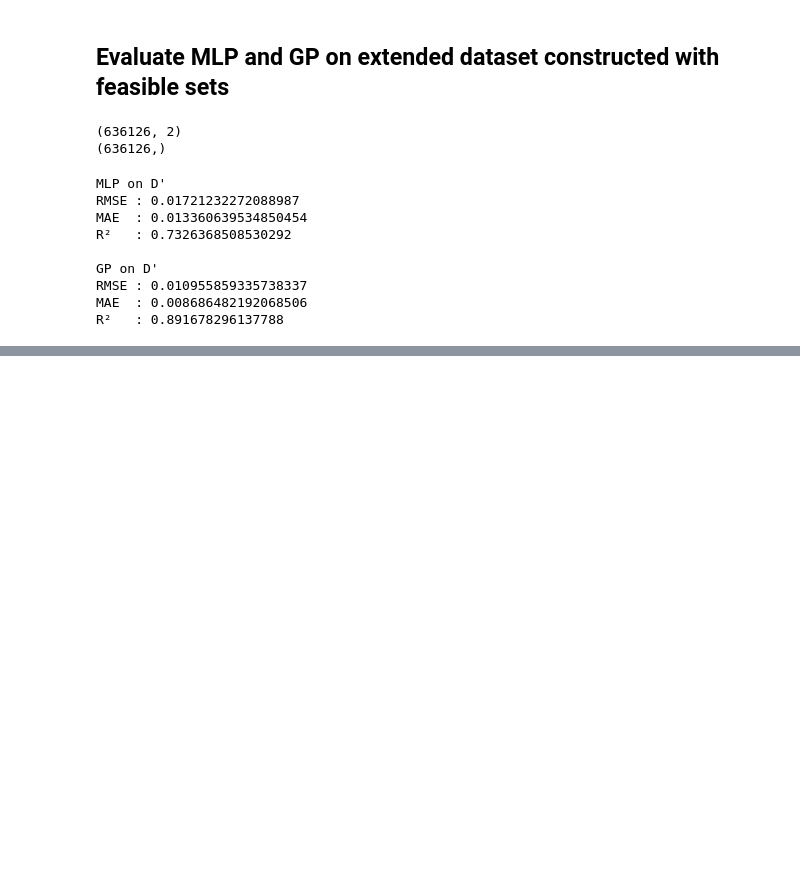
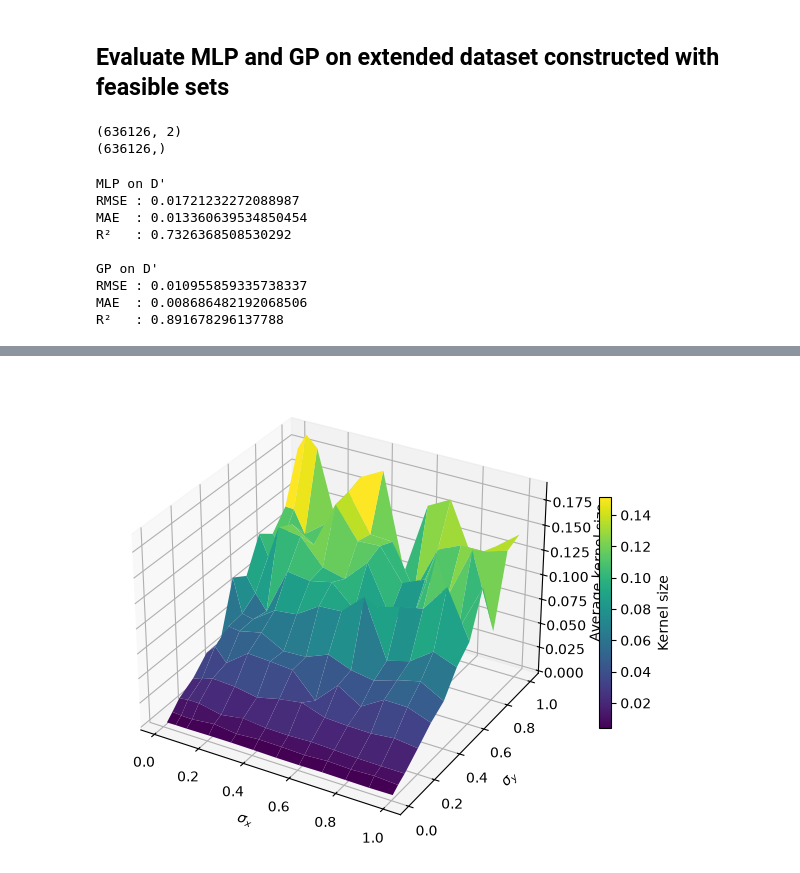
Before and after one commit to nm19000/AccuracyBoundsRegression, a Jupyter notebook: examples/example_regression.ipynb, the cells around one changed output, grey strips where cells are left out. Drawn from its saved outputs; the diff is of its cells as text; code cells hidden in the pictures; blank space fills up the shorter version.

```diff
--- a/examples/example_regression.ipynb
+++ b/examples/example_regression.ipynb
@@ -374,0 +596,36 @@ R²   : 0.891678296137788
+# %%
+import matplotlib.pyplot as plt
+from mpl_toolkits.mplot3d import Axes3D
+
+
+SX, SY = np.meshgrid(
+    noise_levels,
+    noise_levels
+)
+
+
+fig = plt.figure(figsize=(8,6))
+ax = fig.add_subplot(111, projection="3d")
+
+
+surf = ax.plot_surface(
+    SX,
+    SY,
+    kernel_size_surface.T,
+    cmap="viridis",
+    edgecolor="none"
+)
+
+ax.set_xlabel(r"$\sigma_x$")
+ax.set_ylabel(r"$\sigma_y$")
+ax.set_zlabel("Average kernel size")
+
+fig.colorbar(
+    surf,
+    shrink=0.5,
+    label="Kernel size"
+)
+
+plt.show()
+# %% [output]
+[figure, added]
```
Also changed, not shown: parts of 8 cells of this notebook, 1 other file.
